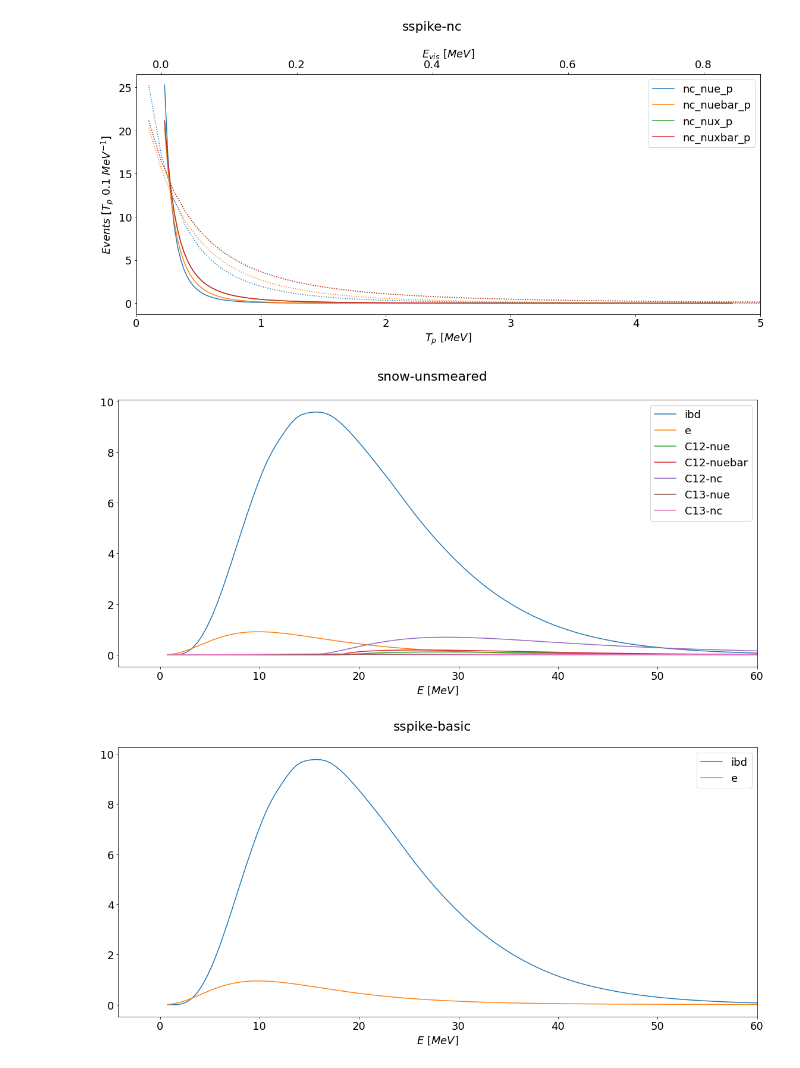
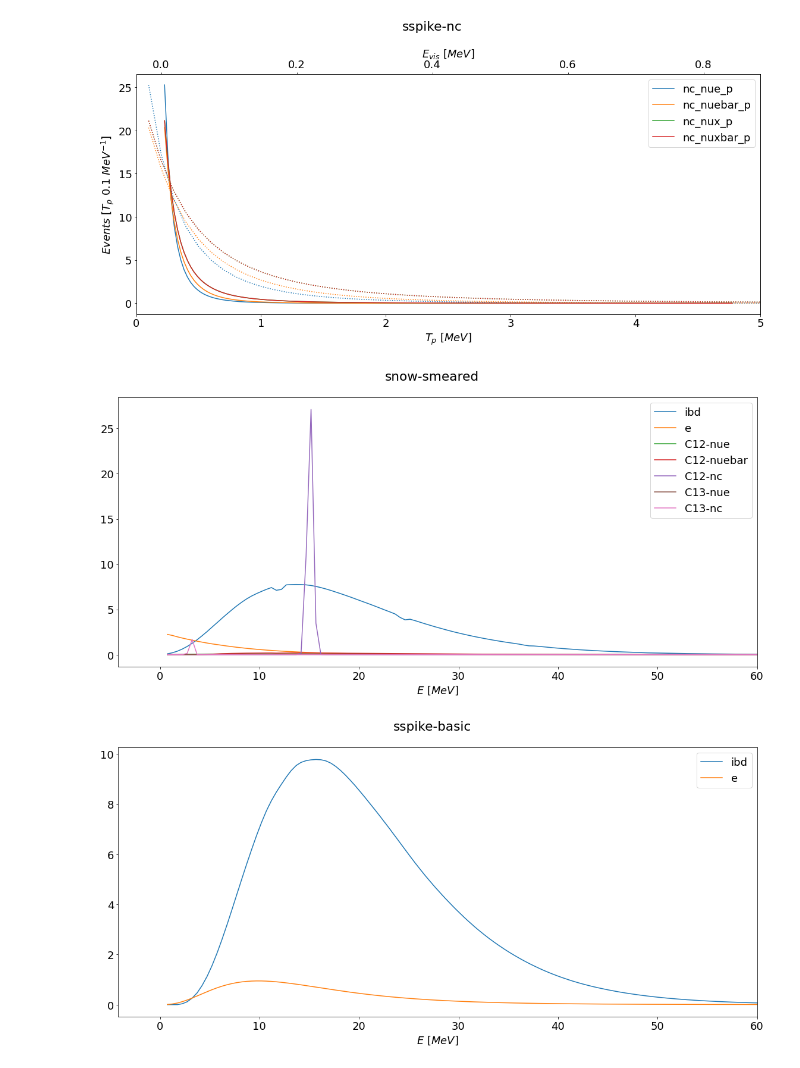
Before and after one commit to joesmolsky/sspike, a Jupyter notebook: notebooks/nakazato.ipynb, the cells around one changed output. Drawn from its saved outputs; the diff is of its cells as text; code cells hidden in the pictures.

Commit message:
update smeared path

```diff
--- a/notebooks/nakazato.ipynb
+++ b/notebooks/nakazato.ipynb
@@ -22,11 +22,11 @@ beer.draw(sspikes[-1], channels=nc_chans)
 # %% [output]
 [figure]
 # %%
-smear_path = '/Users/joe/src/gitjoe/sspike/snowballs/Nak-20-20-300/5kpc-NoTransformation/snow-unsmeared.csv'
+smear_path = snowflakes[1]
 snow_chans = target.snow_channels
 beer.draw(smear_path, channels=snow_chans)
 # %% [output]
-[figure, old version]
+[figure, new version]
 # %%
 basic_chans = target.basic_channels
 beer.draw(sspikes[0], channels=basic_chans)
```
